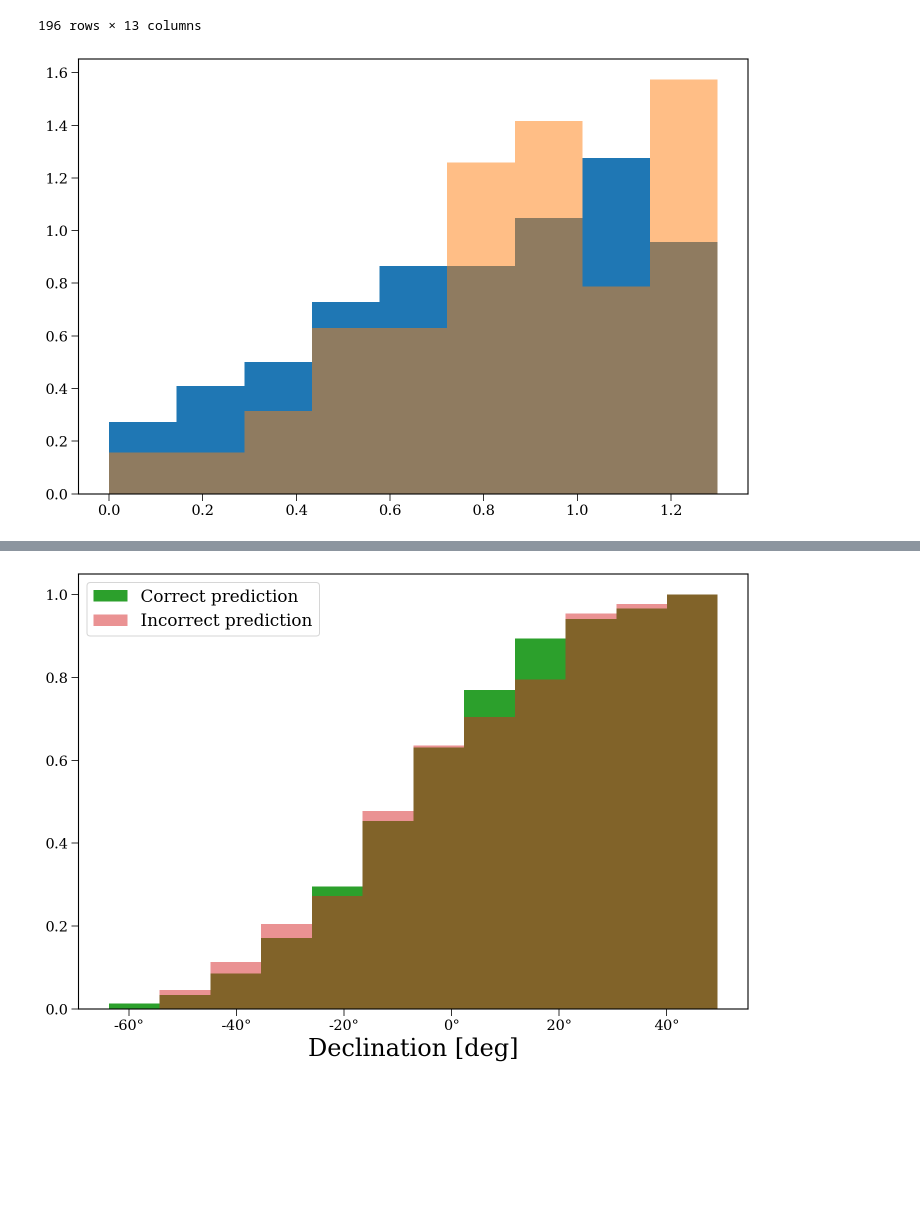
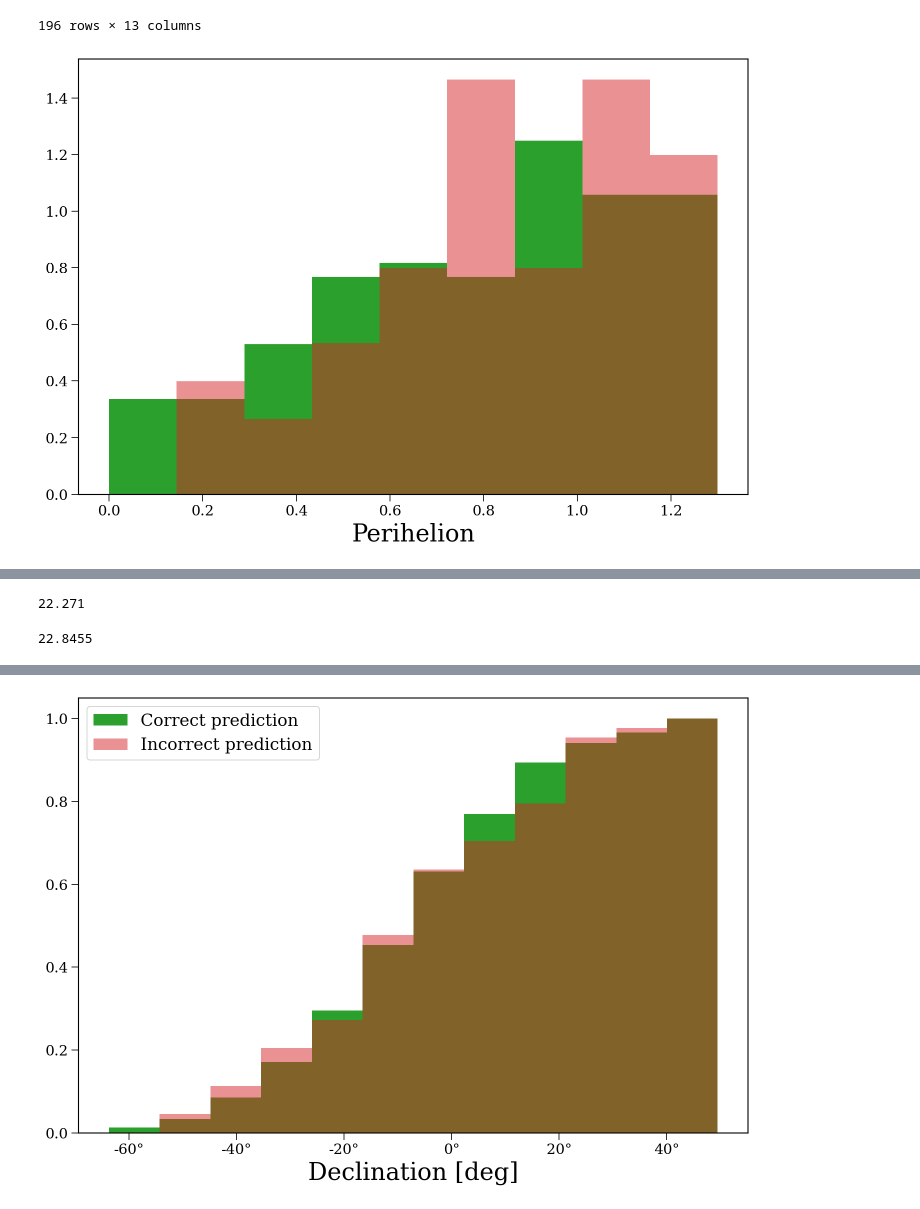
Before and after one commit to dirac-institute/hybrid_sso_catalogue, a Jupyter notebook: lsst_detection_probability/Predict misses.ipynb, the cells around one changed output, grey strips where cells are left out. Drawn from its saved outputs; the diff is of its cells as text; code cells hidden in the pictures; blank space fills up the shorter version.

Commit message:
closes #23, used difi and added workaround for window

```diff
--- a/lsst_detection_probability/Predict misses.ipynb
+++ b/lsst_detection_probability/Predict misses.ipynb
@@ -479,0 +47,2 @@ plt.show()
+# %%
+probs = np.load("latest_runs/res_night10_predicted_schedule.npy", allow_pickle=True)[0]
@@ -479,0 +74,23 @@ plt.show()
+# %%
+findable_obs["night_detected"] = np.zeros(len(findable_obs)).astype(int)
+findable_obs["actually_findable"] = np.repeat(True, len(findable_obs))
+
+for ind, row in findable_obs.iterrows():
+    obs_nights = np.unique(all_obs.loc[row["obs_ids"]]["night"].values)
+
+    diff_nights = np.diff(obs_nights)
+    window_sizes = np.array([sum(diff_nights[i:i + min_nights - 1])
+                            for i in range(len(diff_nights) - min_nights + 2)])
+
+    # record whether any are short enough
+    if np.any(window_sizes <= detection_window):
+        detection_obs_ind = np.arange(len(window_sizes))[window_sizes <= detection_window][0] + min_nights - 1
+        findable_obs.loc[ind, "night_detected"] = obs_nights[detection_obs_ind]
+    else:
+        findable_obs.loc[ind, "night_detected"] = -1
+        findable_obs.loc[ind, "actually_findable"] = False
+# %%
+findable_in_window = findable_obs[np.logical_and(findable_obs["night_detected"] < 25, findable_obs["actually_findable"])]
+findable_after_window = findable_obs[np.logical_and(findable_obs["night_detected"] >= 25, findable_obs["actually_findable"])]
+will_be_detected = np.isin(unique_objs, findable_in_window["hex_id"].values)
+will_be_detected_later = np.isin(unique_objs, findable_after_window["hex_id"].values)
@@ -589,6 +326,3 @@ true_params = s3m_cart[np.isin(s3m_cart["hex_id"], unique_objs)]
 orbits_class = thor.Orbits(orbits=np.atleast_2d(np.concatenate(([true_params["x"], true_params["y"], true_params["z"]],
                                                                 [true_params["vx"], true_params["vy"], true_params["vz"]]))).T,
                            epochs=Time(true_params["t_0"], format="mjd"))
-# %%
-orbits_class.keplerian = thor.kepler.convertOrbitalElements(orbits_class.cartesian,
-                                                            "cartesian", "keplerian")
@@ -615,11 +367,12 @@ true_params
 | S000181Da | 261887.0 | -1.724512 | 1.836015 | -0.515786 | 0.000161 | -0.008563 | 0.002531 | 1.0 | 54466.0 | 3.0 | 24.969 | ... |
 196 rows × 13 columns
 # %%
-plt.hist(q[got_it_right], bins=np.linspace(0, 1.3, 10), density=True, cumulative=False)
-plt.hist(q[np.logical_not(got_it_right)], bins=np.linspace(0, 1.3, 10), density=True, cumulative=False, alpha=0.5)
+plt.hist(q[got_it_right], bins=np.linspace(0, 1.3, 10), density=True, cumulative=False, color="tab:green")
+plt.hist(q[np.logical_not(got_it_right)], bins=np.linspace(0, 1.3, 10), density=True, cumulative=False, alpha=0.5, color="tab:red")
+plt.xlabel("Perihelion")
 plt.show()
 # %% [output]
-[figure, old version]
+[figure, new version]
 # %%
 sc = SkyCoord(x=true_params["x"] * u.AU, y=true_params["y"] * u.AU, z=true_params["z"] * u.AU,
          v_x=true_params["vx"] * u.AU / u.day, v_y=true_params["vy"] * u.AU / u.day, v_z=true_params["vz"] * u.AU / u.day,
@@ -644,3 +397,11 @@ sc.transform_to("icrs").dec
            -2.81061731e+01,  2.64001618e+00,  3.47974039e+00,
            -5.86326145e+00, -5.08018130e+00,  4.40438200e+01,
             5.71198280e+00] deg>
+# %%
+np.median(true_params["H"][got_it_right])
+# %% [output]
+22.271
+# %%
+np.median(true_params["H"][~got_it_right])
+# %% [output]
+22.8455
```
Also changed, not shown: parts of 66 cells of this notebook.
